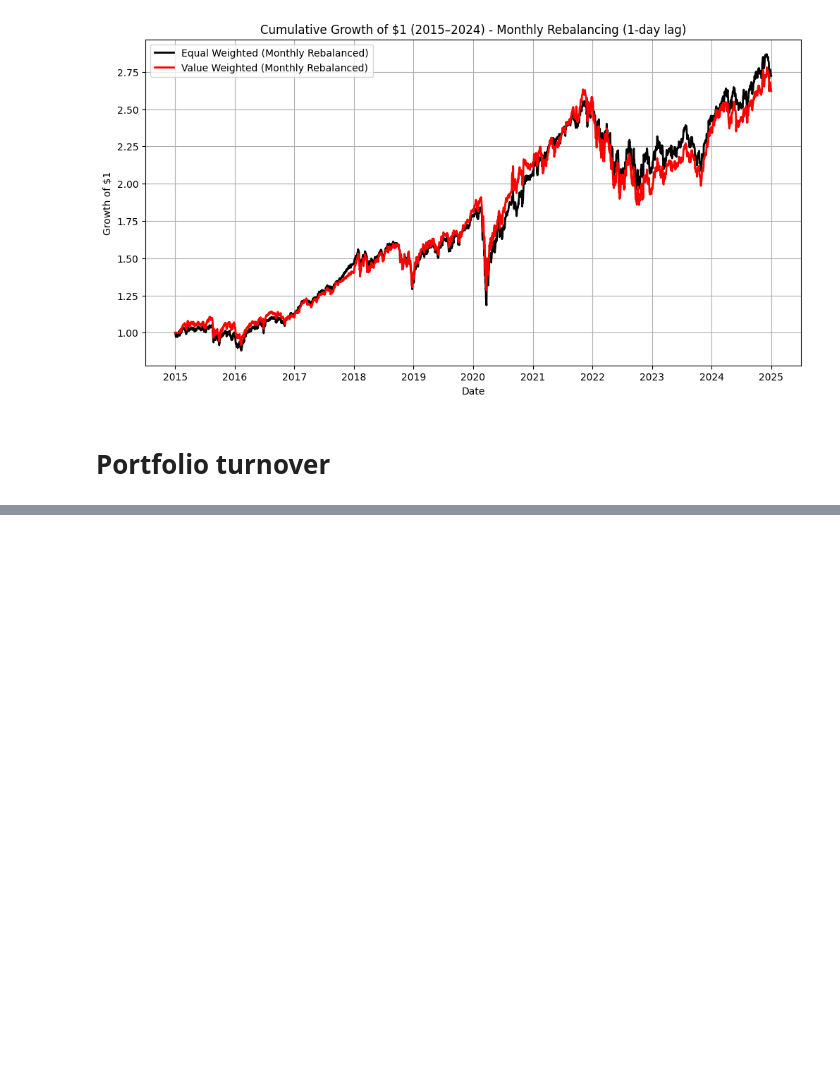
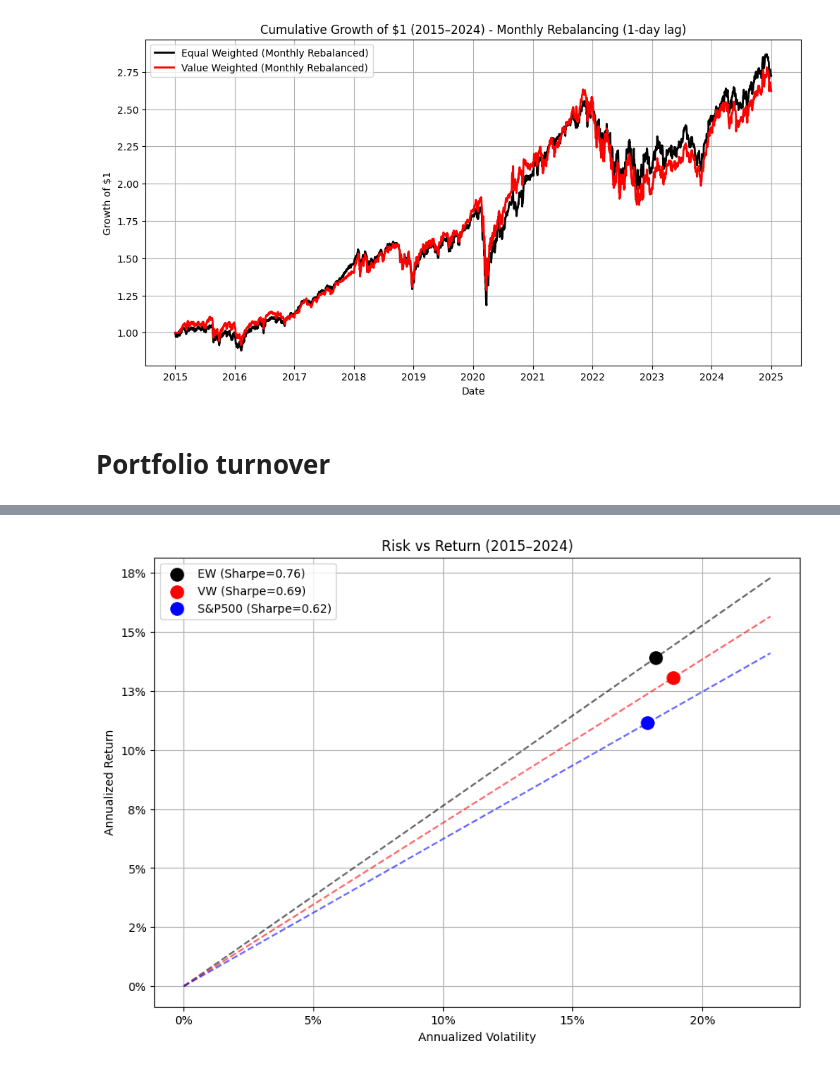
Before and after one commit to LucaFeltrin14/Quant_Proj1, a Jupyter notebook: sp500v2.ipynb, the cells around one changed output, grey strips where cells are left out. Cells and saved outputs as stored; diff of their text form; code cells hidden in the pictures; blank space fills up the shorter version.

```diff
--- a/sp500v2.ipynb
+++ b/sp500v2.ipynb
@@ -288,0 +592,46 @@ Average VW turnover (6M): 0.033561448149027236
+# %%
+import matplotlib.pyplot as plt
+
+# --- Collect stats ---
+ew_ret, ew_vol, ew_sharpe = ew_stats["Annualized Return"], ew_stats["Annualized Volatility"], ew_stats["Sharpe Ratio"]
+vw_ret, vw_vol, vw_sharpe = vw_stats["Annualized Return"], vw_stats["Annualized Volatility"], vw_stats["Sharpe Ratio"]
+
+# Benchmark stats (from earlier calc)
+spx_ann_ret, spx_ann_vol, spx_sharpe = (
+    np.exp(sp500_log.mean() * trading_days) - 1,
+    sp500_log.std() * np.sqrt(trading_days),
+    (np.exp(sp500_log.mean() * trading_days) - 1) / (sp500_log.std() * np.sqrt(trading_days))
+)
+
+# --- Scatter plot ---
+plt.figure(figsize=(10,7))
+
+plt.scatter(ew_vol, ew_ret, color="black", s=120, marker="o", label=f"EW (Sharpe={ew_sharpe:.2f})")
+plt.scatter(vw_vol, vw_ret, color="red", s=120, marker="o", label=f"VW (Sharpe={vw_sharpe:.2f})")
+plt.scatter(spx_ann_vol, spx_ann_ret, color="blue", s=120, marker="o", label=f"S&P500 (Sharpe={spx_sharpe:.2f})")
+
+# Draw Sharpe lines (Capital Market Line style)
+max_vol = max(ew_vol, vw_vol, spx_ann_vol) * 1.2
+for ret, vol, sharpe, color in [
+    (ew_ret, ew_vol, ew_sharpe, "black"),
+    (vw_ret, vw_vol, vw_sharpe, "red"),
+    (spx_ann_ret, spx_ann_vol, spx_sharpe, "blue")
+]:
+    x_vals = np.linspace(0, max_vol, 100)
+    y_vals = sharpe * x_vals
+    plt.plot(x_vals, y_vals, linestyle="--", color=color, alpha=0.6)
+
+# Labels and style
+plt.title("Risk vs Return (2015–2024)")
+plt.xlabel("Annualized Volatility")
+plt.ylabel("Annualized Return")
+plt.legend()
+plt.grid(True)
+
+# Format as percentages
+plt.gca().xaxis.set_major_formatter(plt.FuncFormatter(lambda x, _: f"{x:.0%}"))
+plt.gca().yaxis.set_major_formatter(plt.FuncFormatter(lambda y, _: f"{y:.0%}"))
+
+plt.show()
+# %% [output]
+[figure, added]
```
Also changed, not shown: parts of 14 cells of this notebook, 1 other file.
